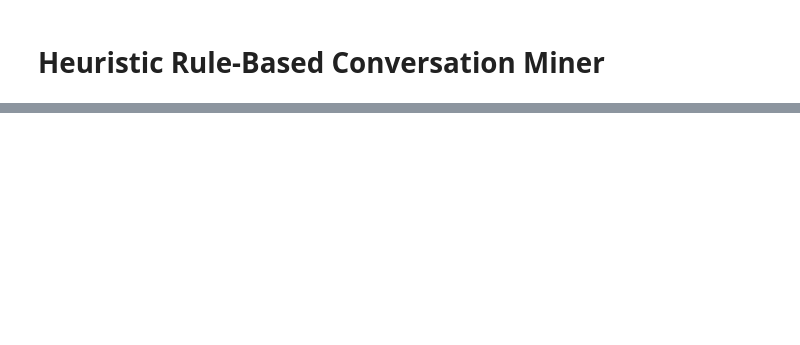
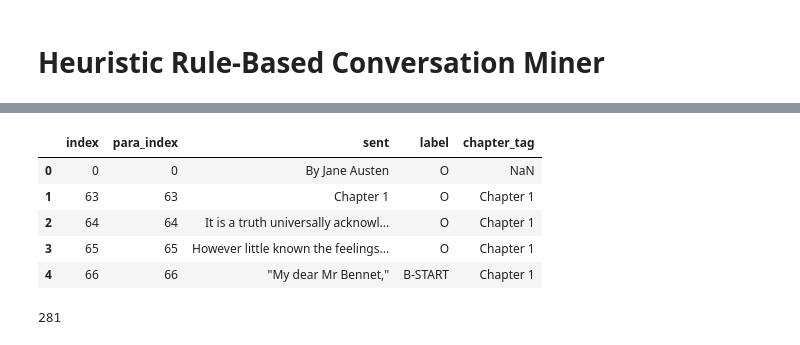
Before and after one commit to longwind48/convo-miner, a Jupyter notebook: fiction_convo_miner/heuristic/heuristic_rb.ipynb, the cells around one changed output, grey strips where cells are left out. Cells and saved outputs as stored; diff of their text form; code cells hidden in the pictures; blank space fills up the shorter version.

```diff
--- a/fiction_convo_miner/heuristic/heuristic_rb.ipynb
+++ b/fiction_convo_miner/heuristic/heuristic_rb.ipynb
@@ -102 +142,18 @@ df_final = convo_miner_rb_heuristic(df_final)
+# %%
+somedict = dict()
+prev_label = ''
+
+for i in df_final.index:
+    curr_label = df_final.loc[i]['label']
+    if curr_label == 'I':
+        if prev_label == 'B-START':
+            somedict[i] = 'I-START'
+            prev_label = curr_label
+        elif prev_label == 'I-START':
+            somedict[i] = 'I-START'
+            prev_label = curr_label
+        else:
+            prev_label = curr_label
+    else:
+        prev_label = curr_label
 # %%
@@ -121,0 +185,5 @@ df_final.loc[50:150]
+# %%
+index_to_exclude = [i for i in range(1,63)]
+df_final = df_final.drop(index_to_exclude, axis=0)
+df_final = df_final.reset_index()
+df_final.shape
@@ -121,0 +208,9 @@ df_final.loc[50:150]
+# %%
+df_final.head()
+# %% [output]
+|  | index | para_index | sent | label | chapter_tag |
+| 0 | 0 | 0 | By Jane Austen | O | NaN |
+| 1 | 63 | 63 | Chapter 1 | O | Chapter 1 |
+| 2 | 64 | 64 | It is a truth universally acknowl... | O | Chapter 1 |
+| 3 | 65 | 65 | However little known the feelings... | O | Chapter 1 |
+| 4 | 66 | 66 | "My dear Mr Bennet," | B-START | Chapter 1 |
@@ -121,0 +219,4 @@ df_final.loc[50:150]
+# %%
+len(y_true)
+# %% [output]
+281
```
Also changed, not shown: parts of 24 cells of this notebook, 4 other files.
